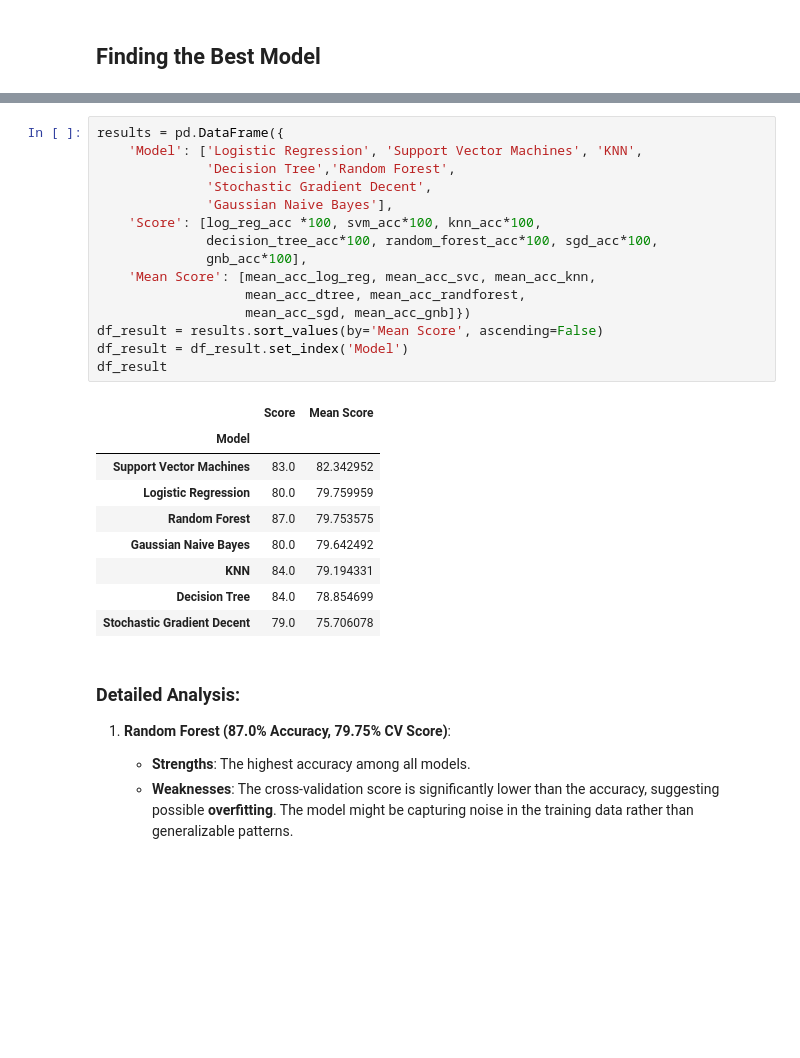
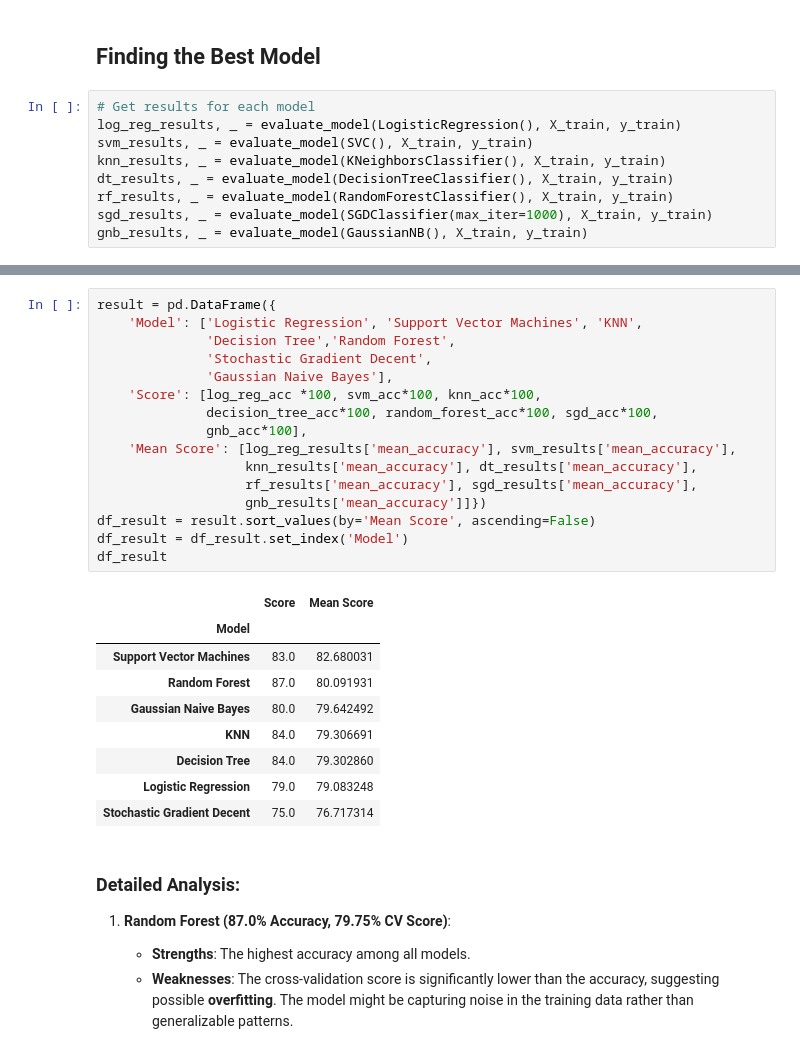
Before and after one commit to youngshayan/Machine-learning-and-AI, a Jupyter notebook: TITANIC MODEL/titanic.ipynb, the cells around one changed output, grey strips where cells are left out. Cells and saved outputs as stored; diff of their text form; blank space fills up the shorter version.

```diff
--- a/TITANIC MODEL/titanic.ipynb
+++ b/TITANIC MODEL/titanic.ipynb
@@ -1078,2 +946,11 @@ plt.show()
 # %% [markdown]
 ## Finding the Best Model
+# %%
+# Get results for each model
+log_reg_results, _ = evaluate_model(LogisticRegression(), X_train, y_train)
+svm_results, _ = evaluate_model(SVC(), X_train, y_train)
+knn_results, _ = evaluate_model(KNeighborsClassifier(), X_train, y_train)
+dt_results, _ = evaluate_model(DecisionTreeClassifier(), X_train, y_train)
+rf_results, _ = evaluate_model(RandomForestClassifier(), X_train, y_train)
+sgd_results, _ = evaluate_model(SGDClassifier(max_iter=1000), X_train, y_train)
+gnb_results, _ = evaluate_model(GaussianNB(), X_train, y_train)
@@ -1080,28 +975,29 @@ plt.show()
 # %%
-results = pd.DataFrame({
+result = pd.DataFrame({
     'Model': ['Logistic Regression', 'Support Vector Machines', 'KNN',
               'Decision Tree','Random Forest',
               'Stochastic Gradient Decent',
               'Gaussian Naive Bayes'],
     'Score': [log_reg_acc *100, svm_acc*100, knn_acc*100,
               decision_tree_acc*100, random_forest_acc*100, sgd_acc*100,
               gnb_acc*100],
-    'Mean Score': [mean_acc_log_reg, mean_acc_svc, mean_acc_knn,
-                   mean_acc_dtree, mean_acc_randforest,
-                   mean_acc_sgd, mean_acc_gnb]})
-df_result = results.sort_values(by='Mean Score', ascending=False)
+    'Mean Score': [log_reg_results['mean_accuracy'], svm_results['mean_accuracy'],
+                   knn_results['mean_accuracy'], dt_results['mean_accuracy'],
+                   rf_results['mean_accuracy'], sgd_results['mean_accuracy'],
+                   gnb_results['mean_accuracy']]})
+df_result = result.sort_values(by='Mean Score', ascending=False)
 df_result = df_result.set_index('Model')
 df_result
 # %% [output]
 |  | Score | Mean Score |
 | Model |  |  |
-| Support Vector Machines | 83.0 | 82.342952 |
-| Logistic Regression | 80.0 | 79.759959 |
-| Random Forest | 87.0 | 79.753575 |
+| Support Vector Machines | 83.0 | 82.680031 |
+| Random Forest | 87.0 | 80.091931 |
 | Gaussian Naive Bayes | 80.0 | 79.642492 |
-| KNN | 84.0 | 79.194331 |
-| Decision Tree | 84.0 | 78.854699 |
-| Stochastic Gradient Decent | 79.0 | 75.706078 |
+| KNN | 84.0 | 79.306691 |
+| Decision Tree | 84.0 | 79.302860 |
+| Logistic Regression | 79.0 | 79.083248 |
+| Stochastic Gradient Decent | 75.0 | 76.717314 |
 # %% [markdown]
 
 ### **Detailed Analysis:**
```
Also changed, not shown: parts of 32 cells of this notebook.
